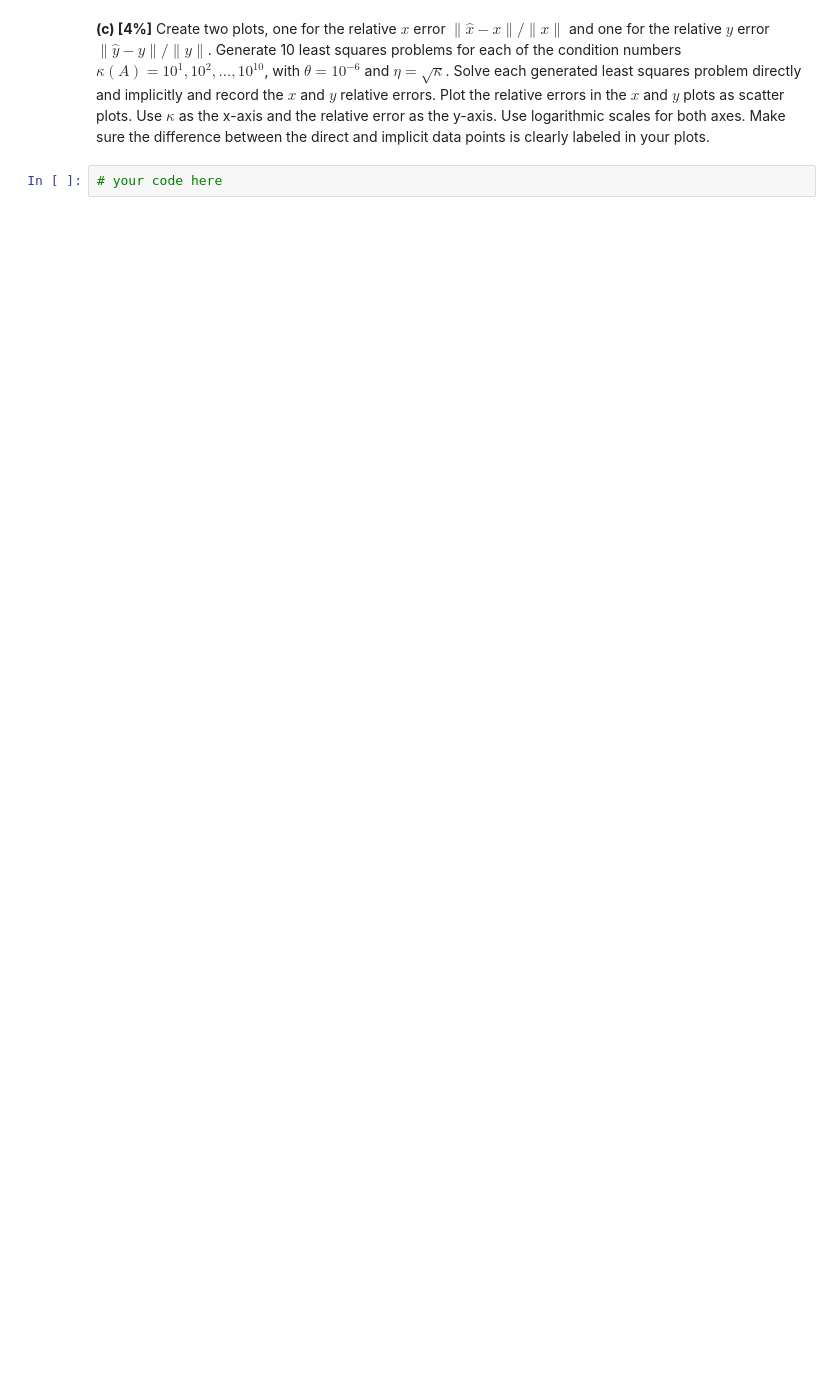
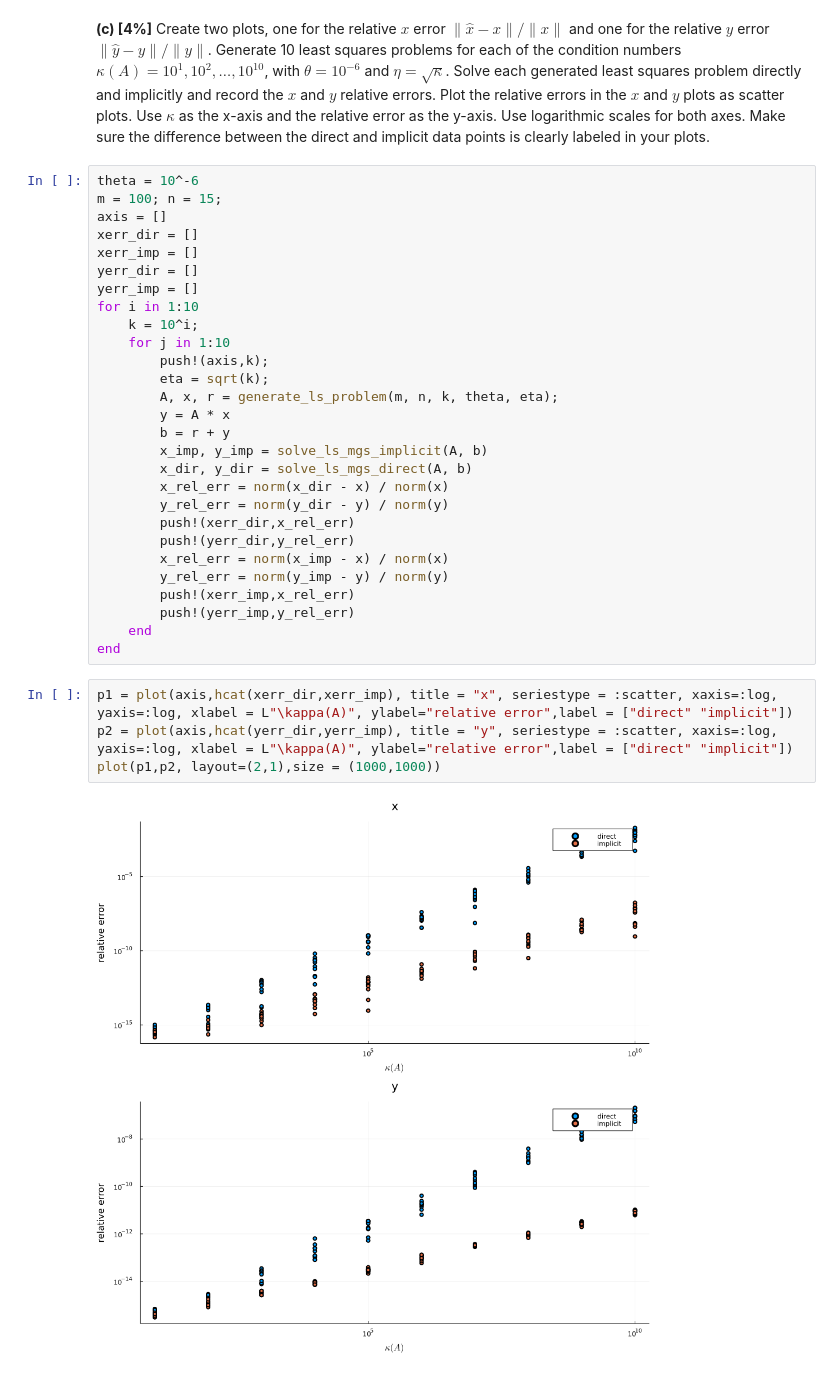
Before and after one commit to AtlantaPepsi/hw, a Jupyter notebook: hw3 (1).ipynb, the cells around one changed output. Cells and saved outputs as stored; diff of their text form; blank space fills up the shorter version.

```diff
--- a/hw3 (1).ipynb
+++ b/hw3 (1).ipynb
@@ -508,4 +597,36 @@ display("Solution by implicit MGS: (x, y) relative errors: ($x_rel_err, $y_rel_e
 Solve each generated least squares problem directly and implicitly and record the $x$ and $y$ relative errors.
 Plot the relative errors in the $x$ and $y$ plots as scatter plots.  Use $\kappa$ as the x-axis and the relative error as the y-axis.  Use logarithmic scales for both axes.  Make sure the difference between the direct and implicit data points is clearly labeled in your plots.
 # %%
-# your code here
+theta = 10^-6
+m = 100; n = 15;
+axis = []
+xerr_dir = []
+xerr_imp = []
+yerr_dir = []
+yerr_imp = []
+for i in 1:10
+    k = 10^i;
+    for j in 1:10
+        push!(axis,k);
+        eta = sqrt(k);
+        A, x, r = generate_ls_problem(m, n, k, theta, eta);
+        y = A * x
+        b = r + y
+        x_imp, y_imp = solve_ls_mgs_implicit(A, b)
+        x_dir, y_dir = solve_ls_mgs_direct(A, b)
+        x_rel_err = norm(x_dir - x) / norm(x)
+        y_rel_err = norm(y_dir - y) / norm(y)
+        push!(xerr_dir,x_rel_err)
+        push!(yerr_dir,y_rel_err)
+        x_rel_err = norm(x_imp - x) / norm(x)
+        y_rel_err = norm(y_imp - y) / norm(y)
+        push!(xerr_imp,x_rel_err)
+        push!(yerr_imp,y_rel_err)
+    end
+end
+# %%
+p1 = plot(axis,hcat(xerr_dir,xerr_imp), title = "x", seriestype = :scatter, xaxis=:log, yaxis=:log, xlabel = L"\kappa(A)", ylabel="relative error",label = ["direct" "implicit"])
+p2 = plot(axis,hcat(yerr_dir,yerr_imp), title = "y", seriestype = :scatter, xaxis=:log, yaxis=:log, xlabel = L"\kappa(A)", ylabel="relative error",label = ["direct" "implicit"])
+plot(p1,p2, layout=(2,1),size = (1000,1000))
+# %% [output]
+[figure, added]
```
Also changed, not shown: parts of 27 cells of this notebook.
